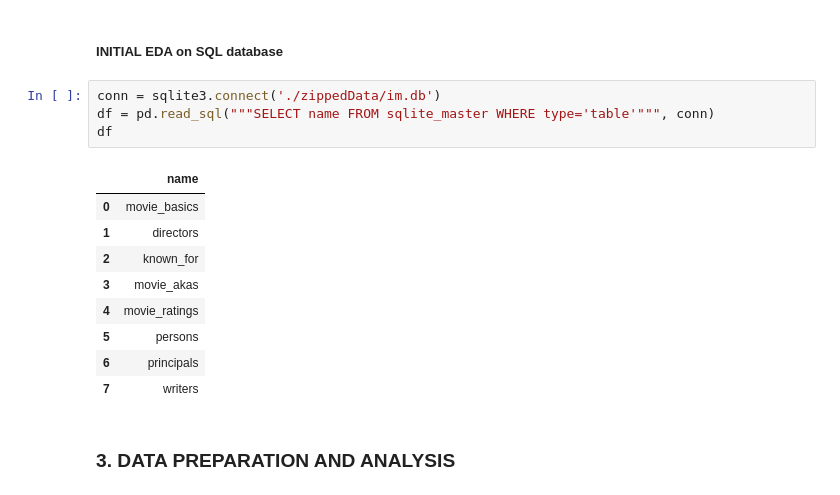
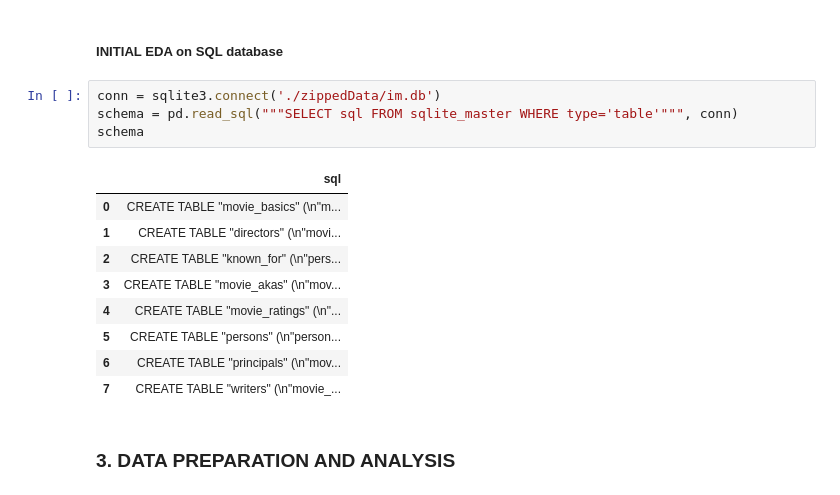
Before and after one commit to joakimTI/MOVIE-STUDIO-DATA-ANALYSIS, a Jupyter notebook: student.ipynb, the cells around one changed output. Cells and saved outputs as stored; diff of their text form.

```diff
--- a/student.ipynb
+++ b/student.ipynb
@@ -174,18 +174,18 @@ None
 ##### INITIAL EDA on SQL database
 # %%
 conn = sqlite3.connect('./zippedData/im.db')
-df = pd.read_sql("""SELECT name FROM sqlite_master WHERE type='table'""", conn)
-df
+schema = pd.read_sql("""SELECT sql FROM sqlite_master WHERE type='table'""", conn)
+schema
 # %% [output]
-|  | name |
-| 0 | movie_basics |
-| 1 | directors |
-| 2 | known_for |
-| 3 | movie_akas |
-| 4 | movie_ratings |
-| 5 | persons |
-| 6 | principals |
-| 7 | writers |
+|  | sql |
+| 0 | CREATE TABLE "movie_basics" (\n"m... |
+| 1 | CREATE TABLE "directors" (\n"movi... |
+| 2 | CREATE TABLE "known_for" (\n"pers... |
+| 3 | CREATE TABLE "movie_akas" (\n"mov... |
+| 4 | CREATE TABLE "movie_ratings" (\n"... |
+| 5 | CREATE TABLE "persons" (\n"person... |
+| 6 | CREATE TABLE "principals" (\n"mov... |
+| 7 | CREATE TABLE "writers" (\n"movie_... |
 # %% [markdown]
 ### 3. DATA PREPARATION AND ANALYSIS
 # %% [markdown]
```
Also changed, not shown: parts of 12 cells of this notebook.
